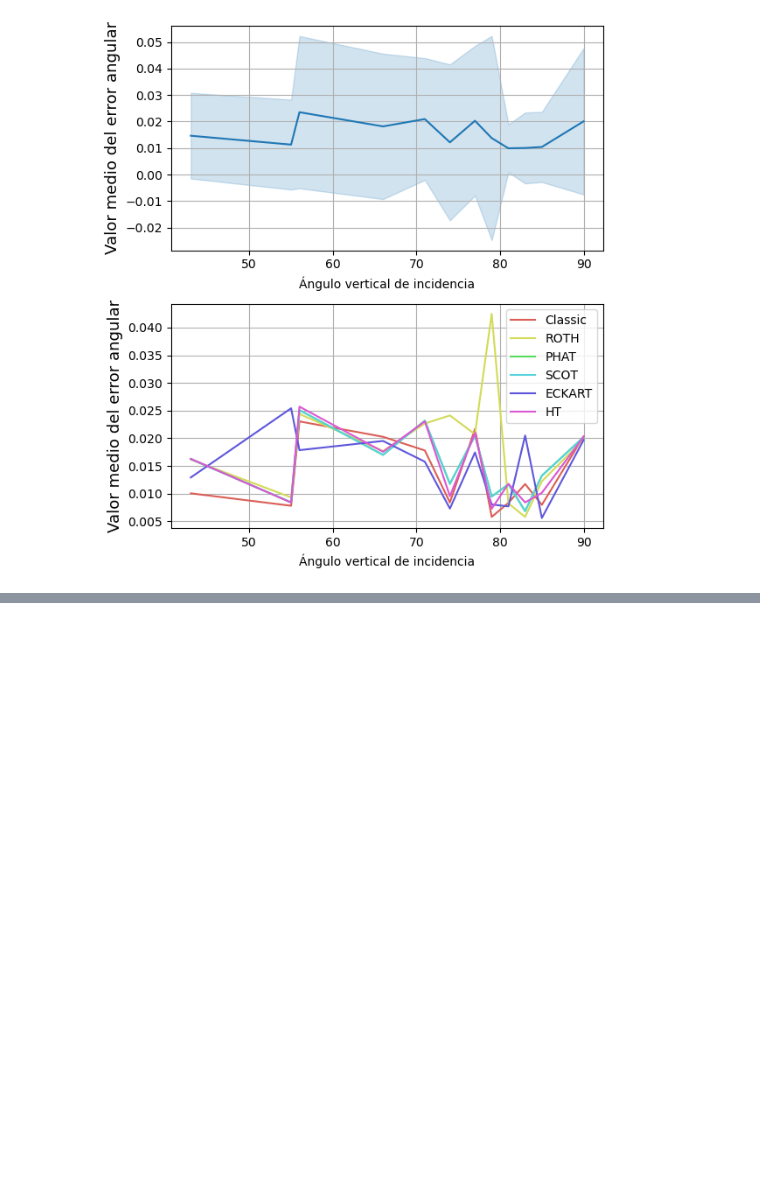
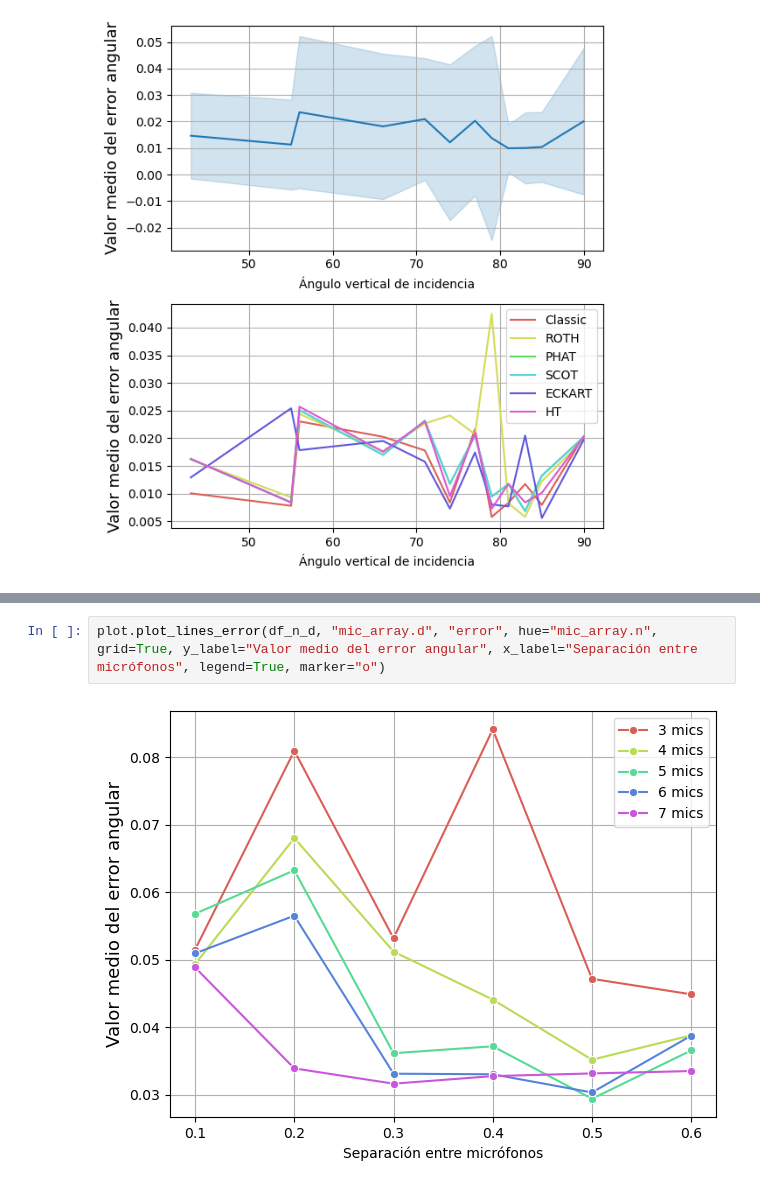
Before and after one commit to Joaqo99/DSP-TP, a Jupyter notebook: main_simulations.ipynb, the cells around one changed output, grey strips where cells are left out. Drawn from its saved outputs; the diff is of its cells as text; blank space fills up the shorter version.

```diff
--- a/main_simulations.ipynb
+++ b/main_simulations.ipynb
@@ -241,0 +279,4 @@ plot.multiplot(angles_bars_pd, angles_pond_lines_pd, figsize=(6, 6.5), ncols=1)
+# %%
+plot.plot_lines_error(df_n_d, "mic_array.d", "error", hue="mic_array.n", grid=True, y_label="Valor medio del error angular", x_label="Separación entre micrófonos", legend=True, marker="o")
+# %% [output]
+[figure, added]
```
Also changed, not shown: parts of 6 cells of this notebook, 1 other file.
